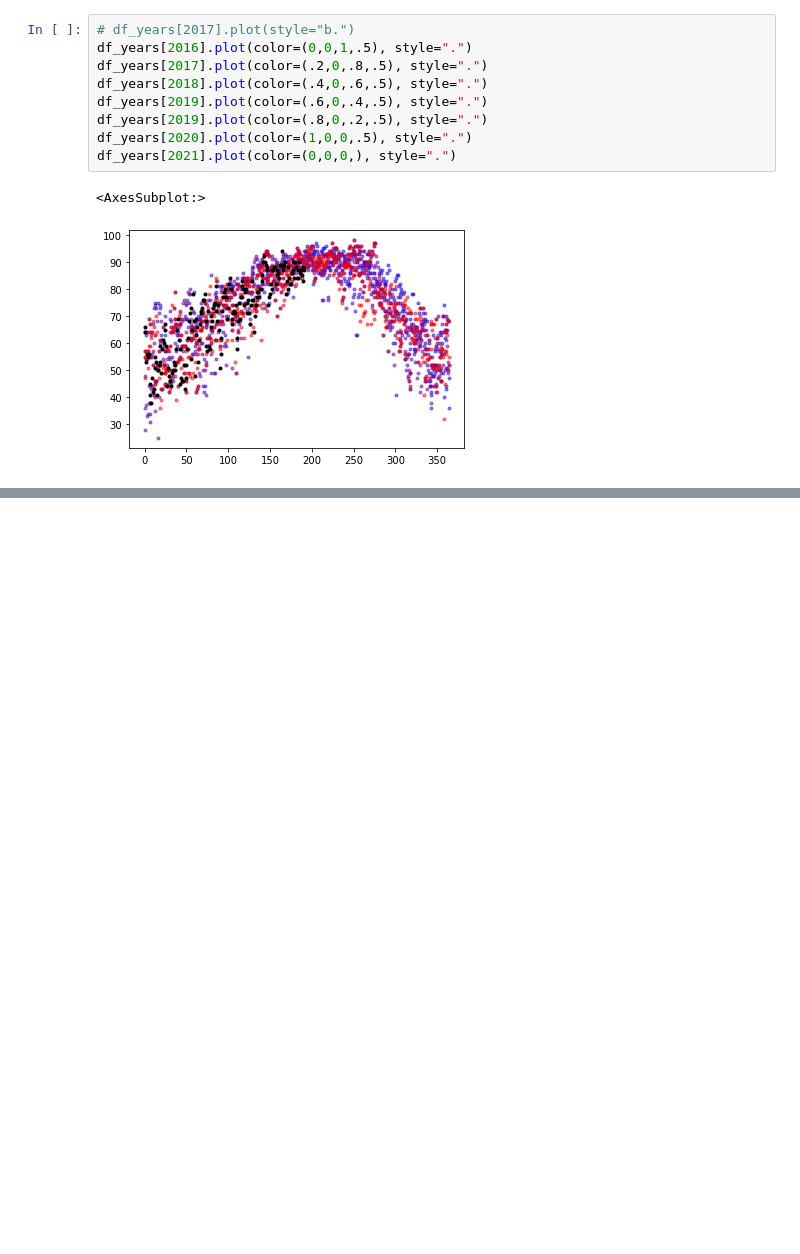
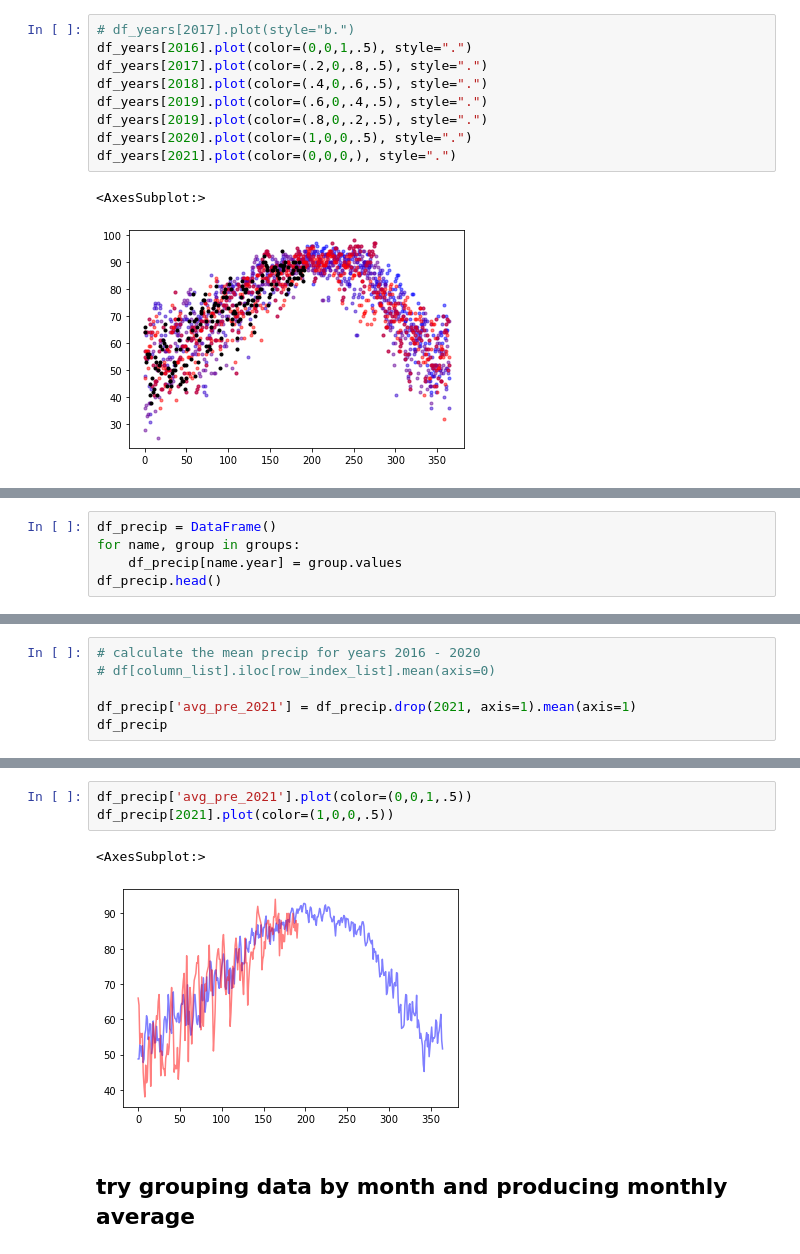
Before and after one commit to mneucollins/cliscipy, a Jupyter notebook: TimeSeriesPlotting.ipynb, the cells around one changed output, grey strips where cells are left out. Drawn from its saved outputs; the diff is of its cells as text; blank space fills up the shorter version.

```diff
--- a/TimeSeriesPlotting.ipynb
+++ b/TimeSeriesPlotting.ipynb
@@ -92,0 +124,5 @@ df_years[2021].plot(color=(0,0,0,), style=".")
+# %%
+df_precip = DataFrame()
+for name, group in groups:
+    df_precip[name.year] = group.values
+df_precip.head()
@@ -92,0 +136,6 @@ df_years[2021].plot(color=(0,0,0,), style=".")
+# %%
+# calculate the mean precip for years 2016 - 2020
+# df[column_list].iloc[row_index_list].mean(axis=0)
+
+df_precip['avg_pre_2021'] = df_precip.drop(2021, axis=1).mean(axis=1)
+df_precip
@@ -92,0 +156,8 @@ df_years[2021].plot(color=(0,0,0,), style=".")
+# %%
+df_precip['avg_pre_2021'].plot(color=(0,0,1,.5))
+df_precip[2021].plot(color=(1,0,0,.5))
+# %% [output]
+<AxesSubplot:>
+[figure, added]
+# %% [markdown]
+## try grouping data by month and producing monthly average
```
Also changed, not shown: parts of 14 cells of this notebook, 1 other file.
